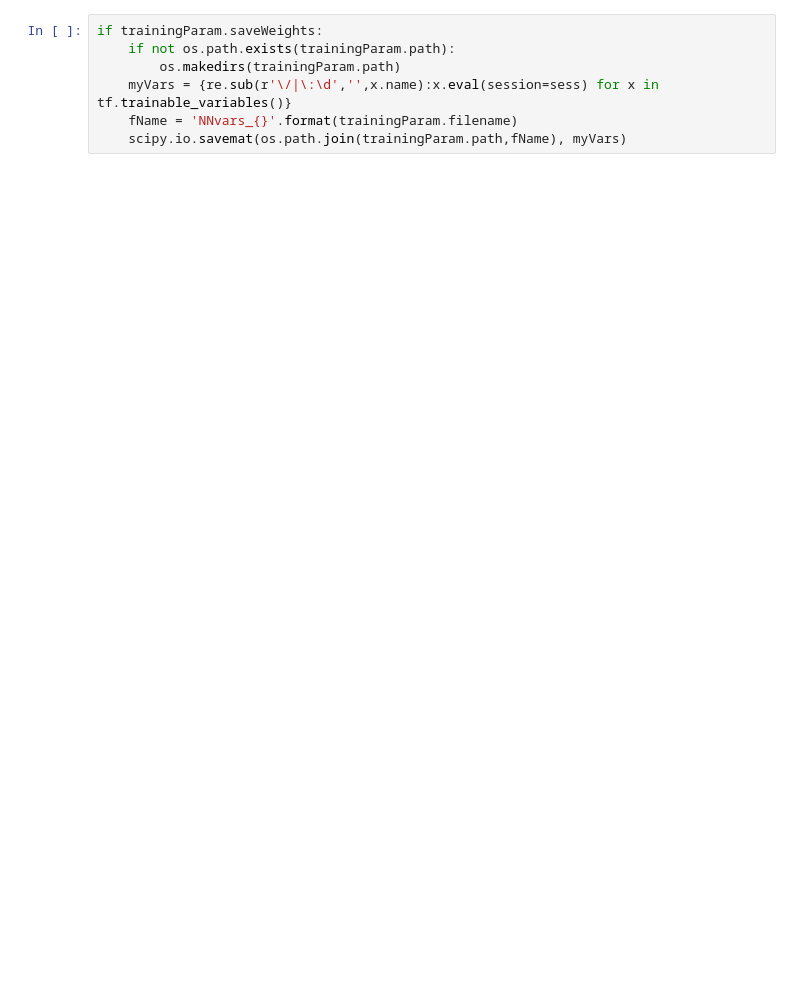
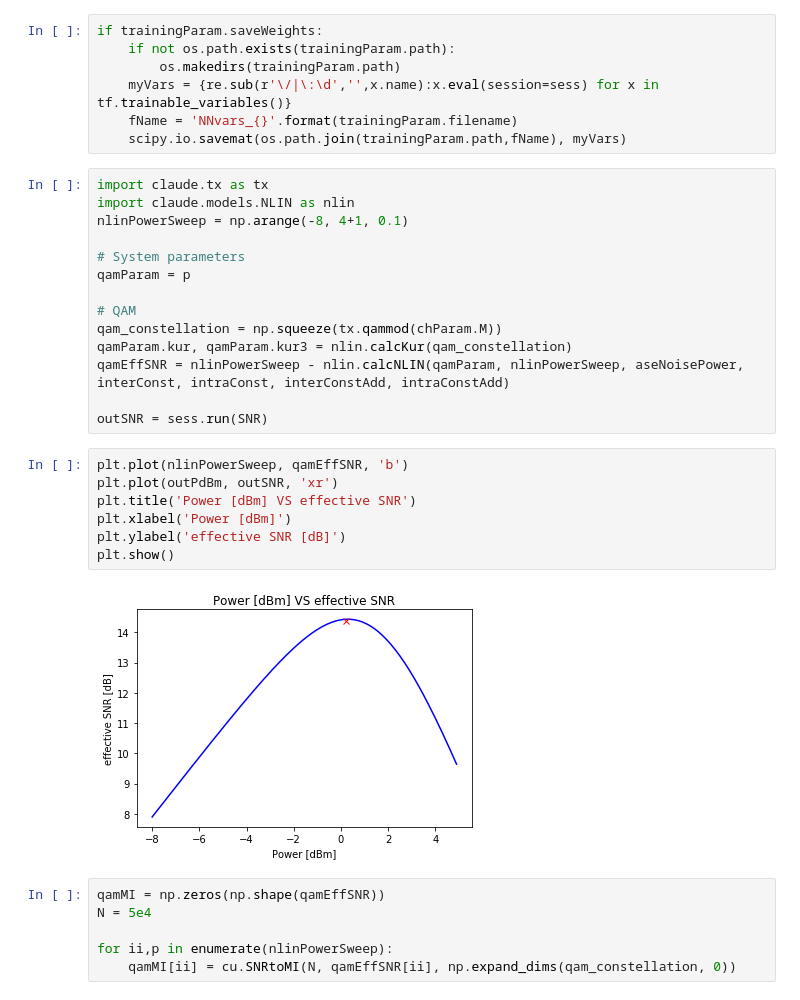
Before and after one commit to Rassibassi/claude, a Jupyter notebook: examples/tf_AutoEncoderForGeometricShapingAndNlinModel.ipynb, the cells around one changed output. Saved outputs shown, nothing was run; the diff lists cells and outputs as text; blank space fills up the shorter version.

```diff
--- a/examples/tf_AutoEncoderForGeometricShapingAndNlinModel.ipynb
+++ b/examples/tf_AutoEncoderForGeometricShapingAndNlinModel.ipynb
@@ -296,3 +290,32 @@ if trainingParam.saveWeights:
     myVars = {re.sub(r'\/|\:\d','',x.name):x.eval(session=sess) for x in tf.trainable_variables()}
     fName = 'NNvars_{}'.format(trainingParam.filename)
     scipy.io.savemat(os.path.join(trainingParam.path,fName), myVars)
+# %%
+import claude.tx as tx
+import claude.models.NLIN as nlin
+nlinPowerSweep = np.arange(-8, 4+1, 0.1)
+
+# System parameters
+qamParam = p
+
+# QAM
+qam_constellation = np.squeeze(tx.qammod(chParam.M))
+qamParam.kur, qamParam.kur3 = nlin.calcKur(qam_constellation)
+qamEffSNR = nlinPowerSweep - nlin.calcNLIN(qamParam, nlinPowerSweep, aseNoisePower, interConst, intraConst, interConstAdd, intraConstAdd)
+
+outSNR = sess.run(SNR)
+# %%
+plt.plot(nlinPowerSweep, qamEffSNR, 'b')
+plt.plot(outPdBm, outSNR, 'xr')
+plt.title('Power [dBm] VS effective SNR')
+plt.xlabel('Power [dBm]')
+plt.ylabel('effective SNR [dB]')
+plt.show()
+# %% [output]
+[figure, added]
+# %%
+qamMI = np.zeros(np.shape(qamEffSNR))
+N = 5e4
+
+for ii,p in enumerate(nlinPowerSweep):
+    qamMI[ii] = cu.SNRtoMI(N, qamEffSNR[ii], np.expand_dims(qam_constellation, 0))
```
Also changed, not shown: parts of 16 cells of this notebook, 2 other files.
